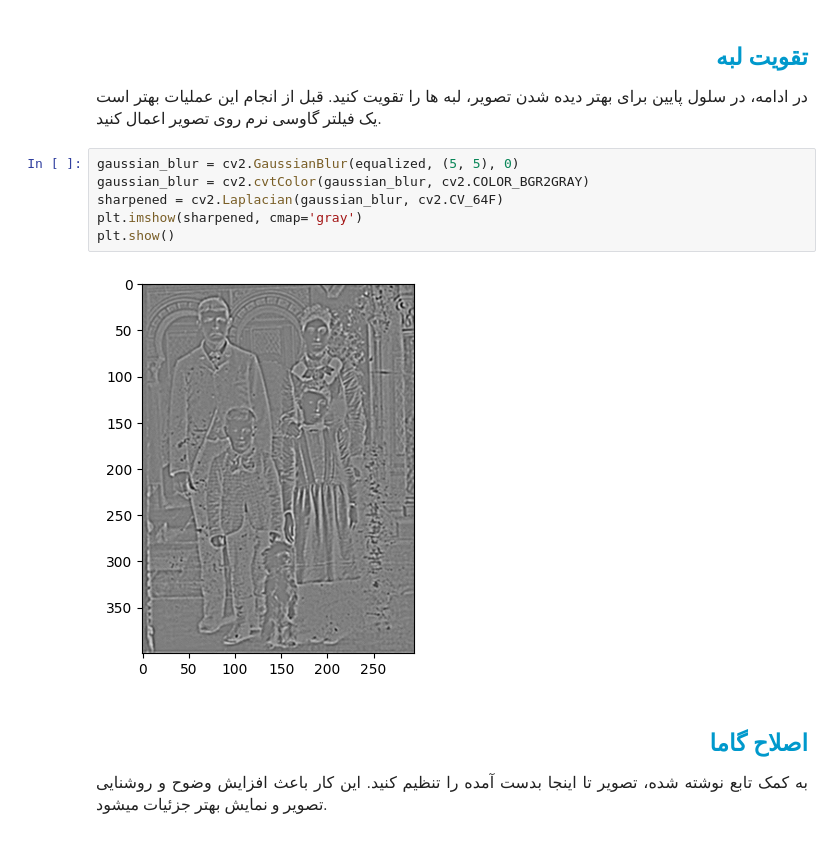
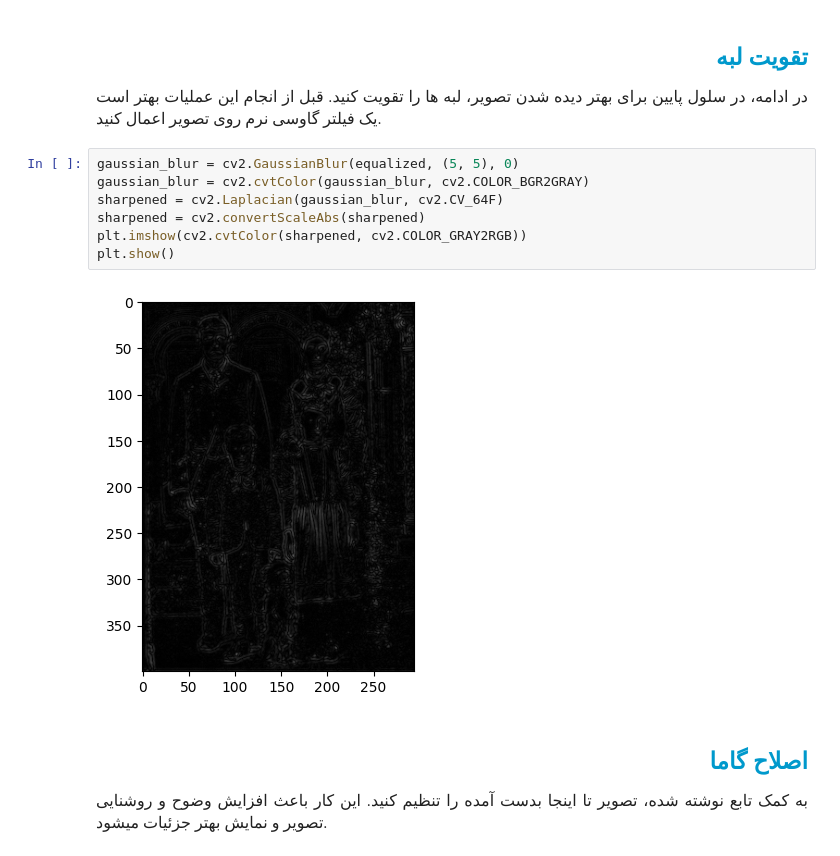
Before and after one commit to mahajialirezaei/image-processing-codes, a Jupyter notebook: Debluring/Notebook/code.ipynb, the cells around one changed output. Saved outputs shown, nothing was run; the diff lists cells and outputs as text.

```diff
--- a/Debluring/Notebook/code.ipynb
+++ b/Debluring/Notebook/code.ipynb
@@ -82,11 +82,12 @@ plt.show()
 # %%
 gaussian_blur = cv2.GaussianBlur(equalized, (5, 5), 0)
 gaussian_blur = cv2.cvtColor(gaussian_blur, cv2.COLOR_BGR2GRAY)
 sharpened = cv2.Laplacian(gaussian_blur, cv2.CV_64F)
-plt.imshow(sharpened, cmap='gray')
+sharpened = cv2.convertScaleAbs(sharpened)
+plt.imshow(cv2.cvtColor(sharpened, cv2.COLOR_GRAY2RGB))
 plt.show()
 # %% [output]
-[figure, old version]
+[figure, new version]
 # %% [markdown]
 <h2 align=right style="line-height:200%;font-family:vazir;color:#0099cc">
 <font face="vazir" color="#0099cc">
```
Also changed, not shown: parts of 2 cells of this notebook.
